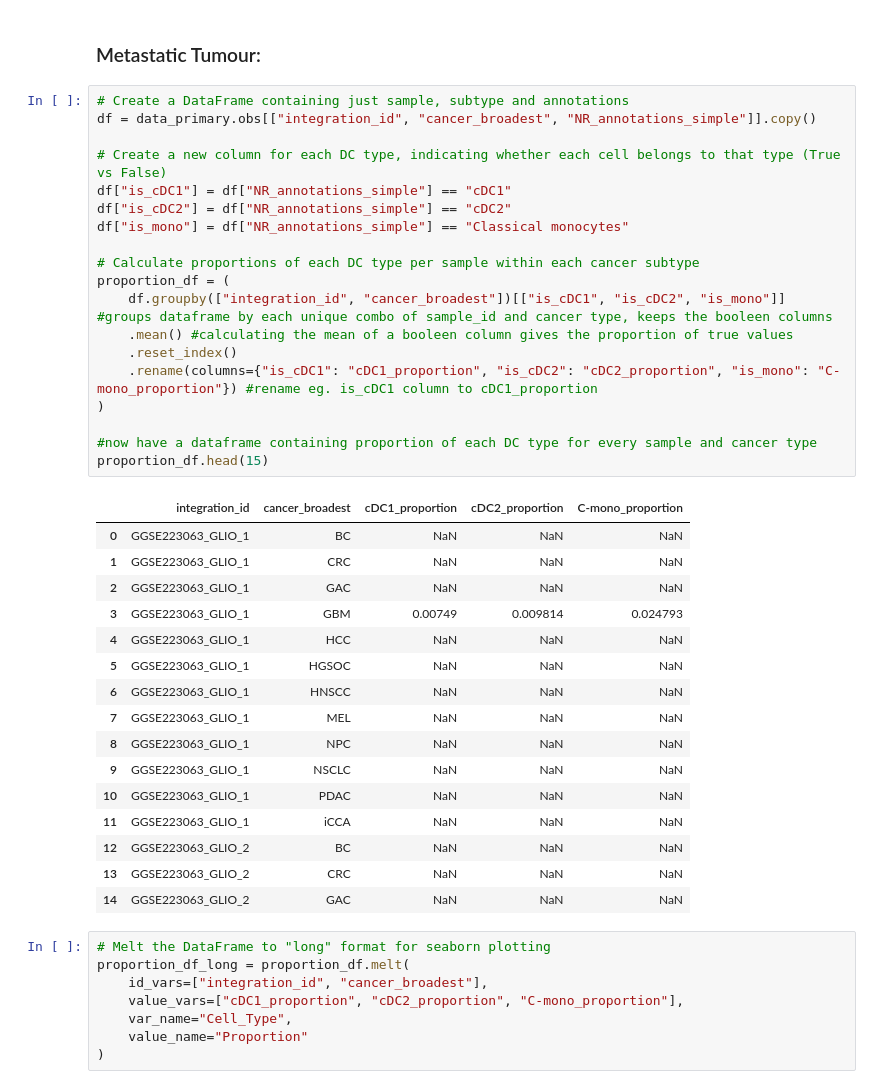
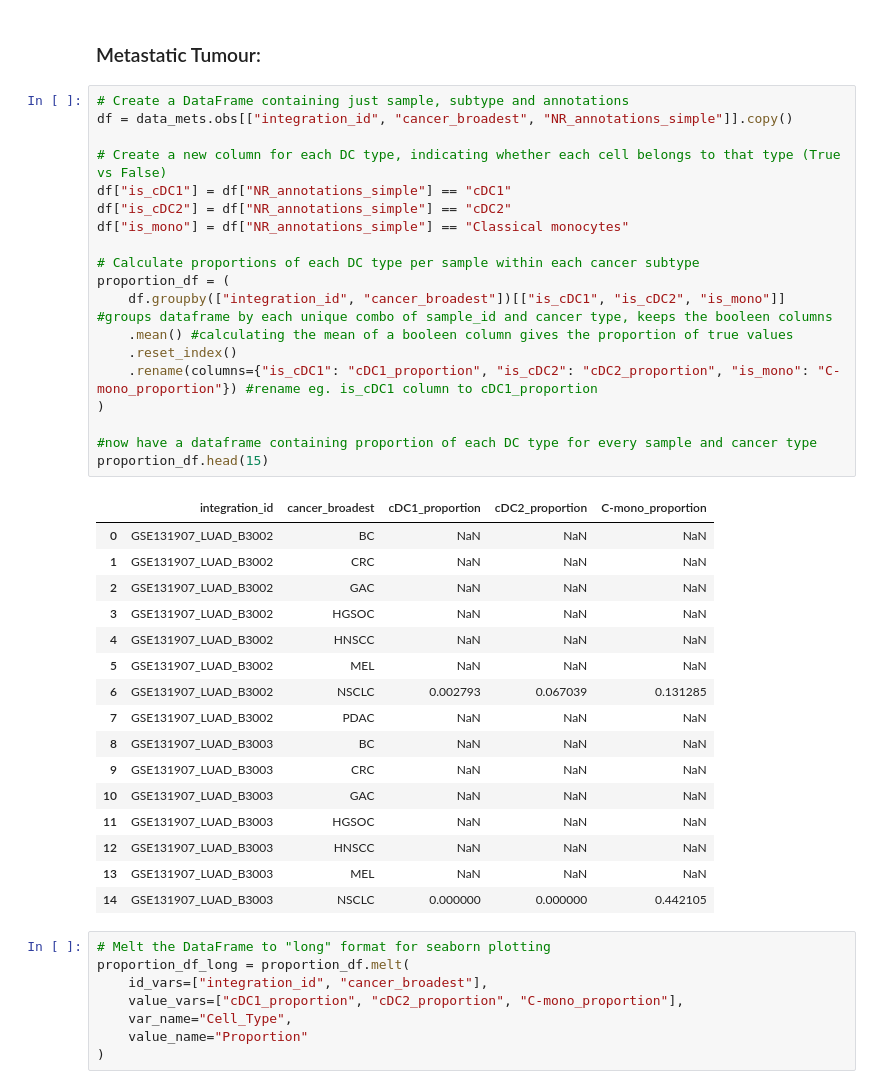
Before and after one commit to tuonglab/Nikita-project, a Jupyter notebook: notebooks/2025-06-04_Castro-Proportions-Plot.ipynb, the cells around one changed output. Saved outputs shown, nothing was run; the diff lists cells and outputs as text.

```diff
--- a/notebooks/2025-06-04_Castro-Proportions-Plot.ipynb
+++ b/notebooks/2025-06-04_Castro-Proportions-Plot.ipynb
@@ -247,40 +247,40 @@ proportion_df_long.to_excel("2025-06-04_DCM_proportions_primary.xlsx", index=Fal
 ### Metastatic Tumour:
 # %%
 # Create a DataFrame containing just sample, subtype and annotations
-df = data_primary.obs[["integration_id", "cancer_broadest", "NR_annotations_simple"]].copy()
+df = data_mets.obs[["integration_id", "cancer_broadest", "NR_annotations_simple"]].copy()
 
 # Create a new column for each DC type, indicating whether each cell belongs to that type (True vs False)
 df["is_cDC1"] = df["NR_annotations_simple"] == "cDC1"
 df["is_cDC2"] = df["NR_annotations_simple"] == "cDC2"
 df["is_mono"] = df["NR_annotations_simple"] == "Classical monocytes"
 
 # Calculate proportions of each DC type per sample within each cancer subtype
 proportion_df = (
     df.groupby(["integration_id", "cancer_broadest"])[["is_cDC1", "is_cDC2", "is_mono"]] #groups dataframe by each unique combo of sample_id and cancer type, keeps the booleen columns
     .mean() #calculating the mean of a booleen column gives the proportion of true values
     .reset_index()
     .rename(columns={"is_cDC1": "cDC1_proportion", "is_cDC2": "cDC2_proportion", "is_mono": "C-mono_proportion"}) #rename eg. is_cDC1 column to cDC1_proportion
 )
 
 #now have a dataframe containing proportion of each DC type for every sample and cancer type
 proportion_df.head(15)
 # %% [output]
 |  | integration_id | cancer_broadest | cDC1_proportion | cDC2_proportion | C-mono_proportion |
-| 0 | GGSE223063_GLIO_1 | BC | NaN | NaN | NaN |
-| 1 | GGSE223063_GLIO_1 | CRC | NaN | NaN | NaN |
-| 2 | GGSE223063_GLIO_1 | GAC | NaN | NaN | NaN |
-| 3 | GGSE223063_GLIO_1 | GBM | 0.00749 | 0.009814 | 0.024793 |
-| 4 | GGSE223063_GLIO_1 | HCC | NaN | NaN | NaN |
-| 5 | GGSE223063_GLIO_1 | HGSOC | NaN | NaN | NaN |
-| 6 | GGSE223063_GLIO_1 | HNSCC | NaN | NaN | NaN |
-| 7 | GGSE223063_GLIO_1 | MEL | NaN | NaN | NaN |
-| 8 | GGSE223063_GLIO_1 | NPC | NaN | NaN | NaN |
-| 9 | GGSE223063_GLIO_1 | NSCLC | NaN | NaN | NaN |
-| 10 | GGSE223063_GLIO_1 | PDAC | NaN | NaN | NaN |
-| 11 | GGSE223063_GLIO_1 | iCCA | NaN | NaN | NaN |
-| 12 | GGSE223063_GLIO_2 | BC | NaN | NaN | NaN |
-| 13 | GGSE223063_GLIO_2 | CRC | NaN | NaN | NaN |
-| 14 | GGSE223063_GLIO_2 | GAC | NaN | NaN | NaN |
+| 0 | GSE131907_LUAD_B3002 | BC | NaN | NaN | NaN |
+| 1 | GSE131907_LUAD_B3002 | CRC | NaN | NaN | NaN |
+| 2 | GSE131907_LUAD_B3002 | GAC | NaN | NaN | NaN |
+| 3 | GSE131907_LUAD_B3002 | HGSOC | NaN | NaN | NaN |
+| 4 | GSE131907_LUAD_B3002 | HNSCC | NaN | NaN | NaN |
+| 5 | GSE131907_LUAD_B3002 | MEL | NaN | NaN | NaN |
+| 6 | GSE131907_LUAD_B3002 | NSCLC | 0.002793 | 0.067039 | 0.131285 |
+| 7 | GSE131907_LUAD_B3002 | PDAC | NaN | NaN | NaN |
+| 8 | GSE131907_LUAD_B3003 | BC | NaN | NaN | NaN |
+| 9 | GSE131907_LUAD_B3003 | CRC | NaN | NaN | NaN |
+| 10 | GSE131907_LUAD_B3003 | GAC | NaN | NaN | NaN |
+| 11 | GSE131907_LUAD_B3003 | HGSOC | NaN | NaN | NaN |
+| 12 | GSE131907_LUAD_B3003 | HNSCC | NaN | NaN | NaN |
+| 13 | GSE131907_LUAD_B3003 | MEL | NaN | NaN | NaN |
+| 14 | GSE131907_LUAD_B3003 | NSCLC | 0.000000 | 0.000000 | 0.442105 |
 # %%
 # Melt the DataFrame to "long" format for seaborn plotting
 proportion_df_long = proportion_df.melt(
```
Also changed, not shown: 1 other file.
